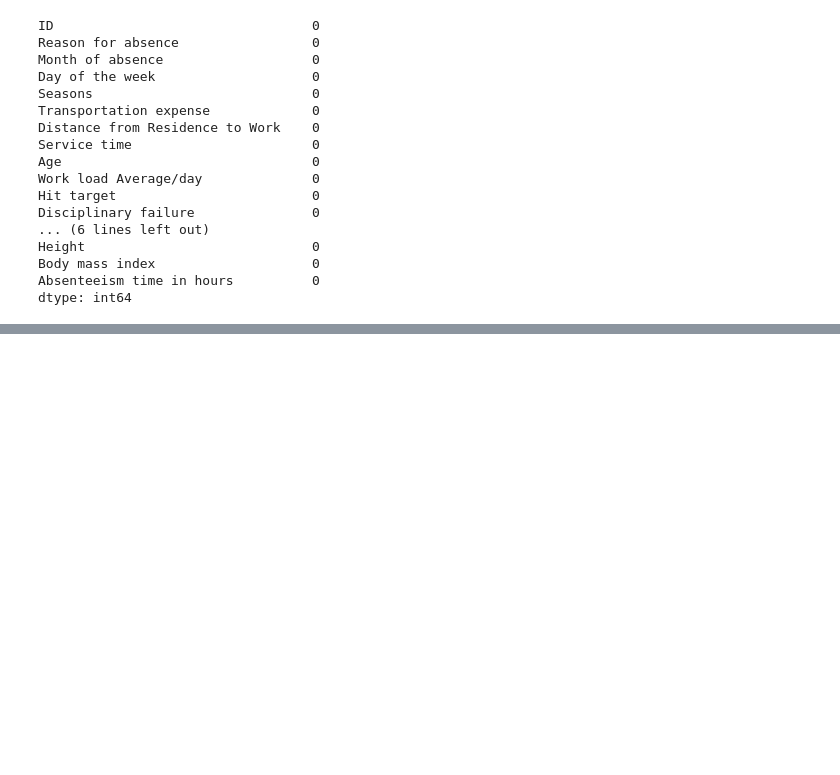
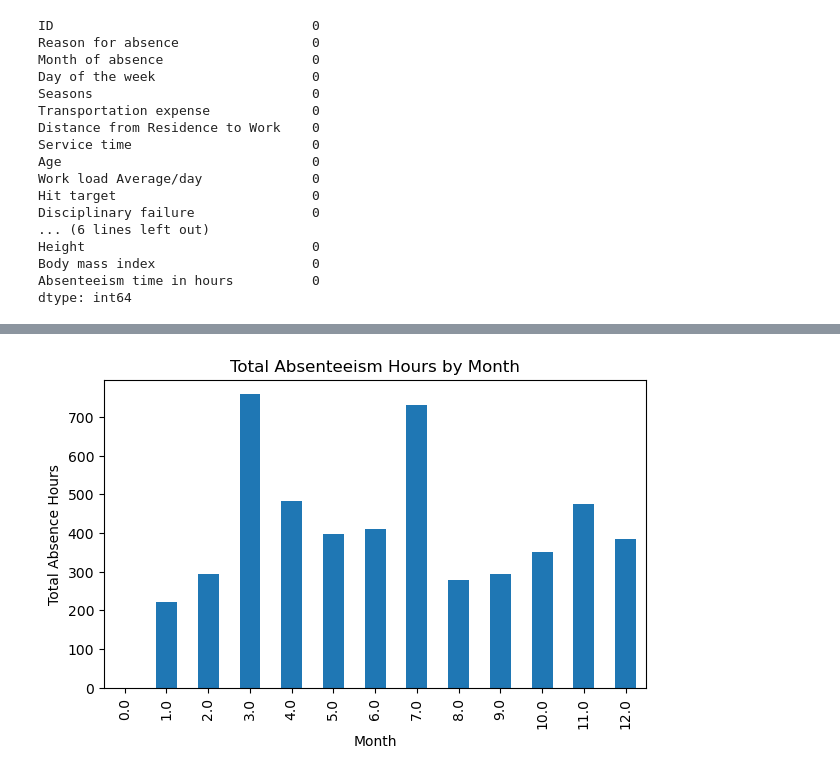
Before and after one commit to Yogi-creator-tech/ZENVY-Payroll-Risk-Scoring, a Jupyter notebook: Zenvy_ Payroll_Risk_analysis Project/ZENVY_Payroll_Risk_Scoring_Project.ipynb, the cells around one changed output, grey strips where cells are left out. Saved outputs shown, nothing was run; the diff lists cells and outputs as text; code cells hidden in the pictures; blank space fills up the shorter version.

```diff
--- a/Zenvy_ Payroll_Risk_analysis Project/ZENVY_Payroll_Risk_Scoring_Project.ipynb
+++ b/Zenvy_ Payroll_Risk_analysis Project/ZENVY_Payroll_Risk_Scoring_Project.ipynb
@@ -4,7 +4,7 @@ import numpy as np
 import matplotlib.pyplot as plt
 import seaborn as sns
 
-df = pd.read_csv(r"C:\Users\nayan\OneDrive\Desktop\Datasets\Absenteeism_at_work_Project.csv")
+df = pd.read_csv(r"C:\Users\nayan\OneDrive\Desktop\Zenvy_ Payroll_Risk_analysis Project\Absenteeism_at_work_Project.csv")
 df.head()
 # %% [output]
 |  | ID | Reason for absence | Month of absence | Day of the week | Seasons | Transportation expense | ... |
@@ -424,0 +101,11 @@ of identifying high-risk payroll records based on behavioural indicators.
+# %%
+df.groupby("Month of absence")["Absenteeism time in hours"].sum().plot(
+    kind="bar", figsize=(7,4)
+)
+
+plt.xlabel("Month")
+plt.ylabel("Total Absence Hours")
+plt.title("Total Absenteeism Hours by Month")
+plt.show()
+# %% [output]
+[figure, added]
```
Also changed, not shown: parts of 40 cells of this notebook.
